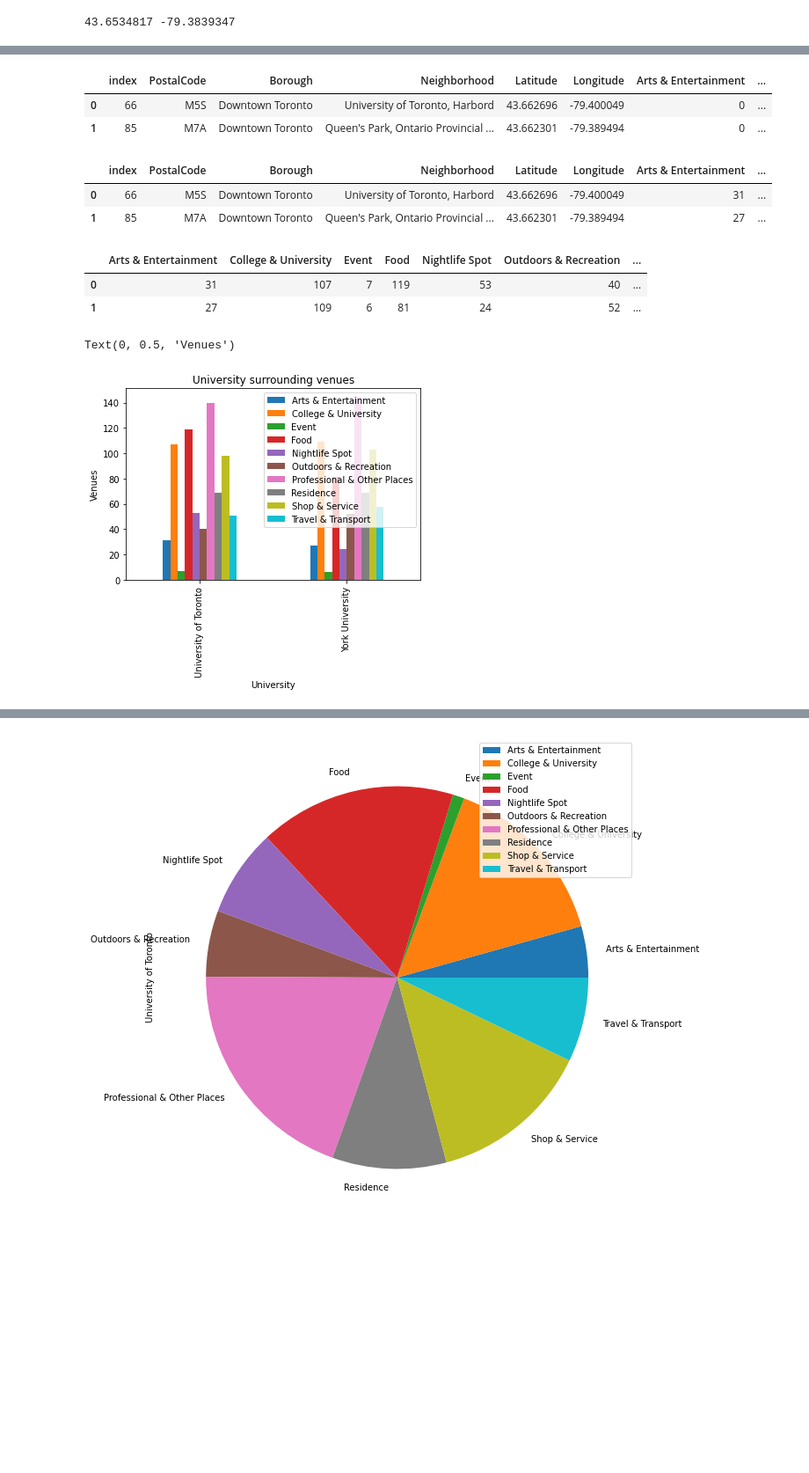
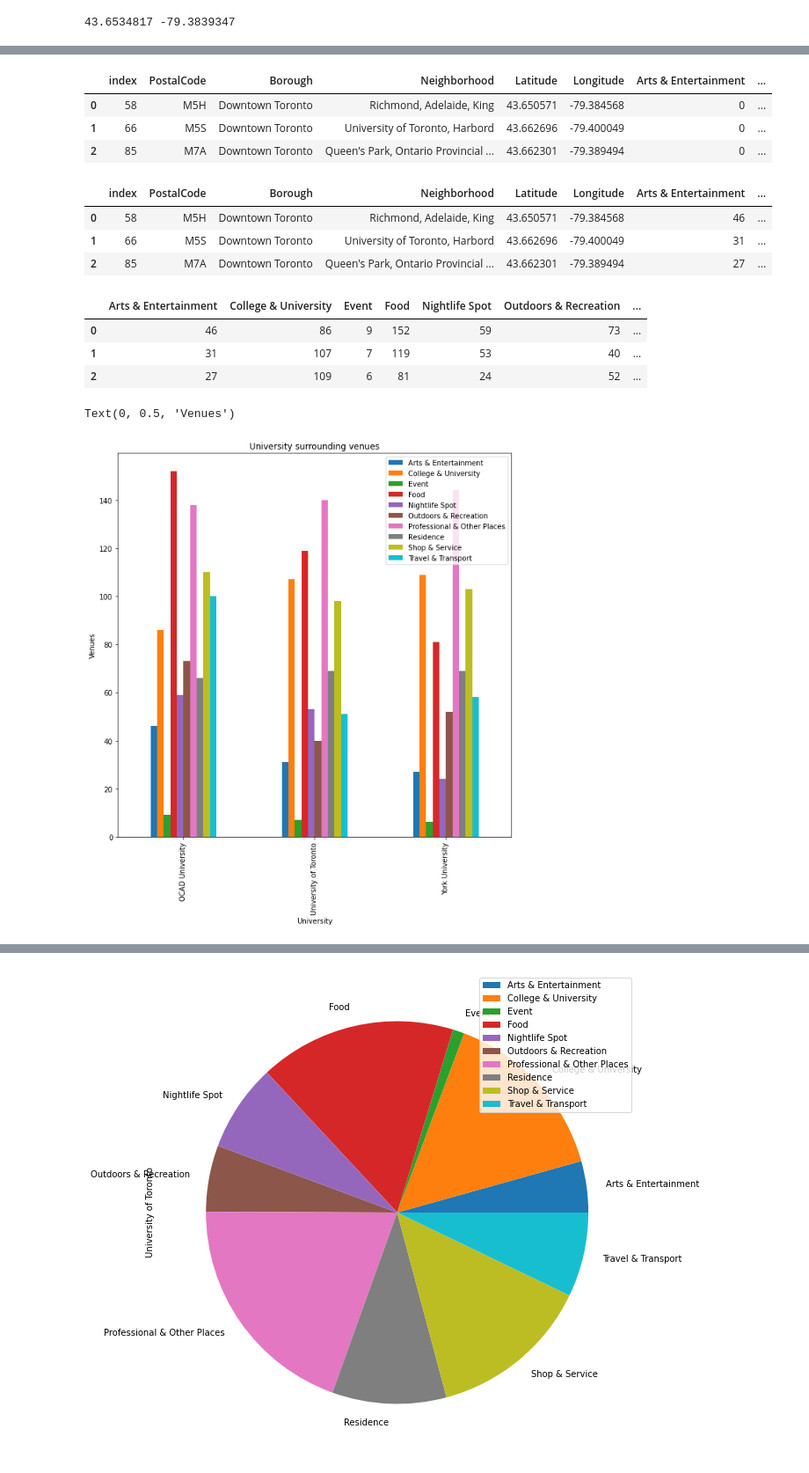
Before and after one commit to VeraZwr/Coursera_Capstone, a Jupyter notebook: Final Project.ipynb, the cells around one changed output, grey strips where cells are left out. Shown: that part at 88% size. Drawn from its saved outputs; the diff is of its cells as text; code cells hidden in the pictures; blank space fills up the shorter version.

```diff
--- a/Final Project.ipynb
+++ b/Final Project.ipynb
@@ -184,5 +203,5 @@ print(latitude_vu, longitude_vu, postcode_vu)
 # %%
-a = ['M5S','M7A']
+a = ['M5S','M7A', 'M5H']
 df5 = df3[df3['PostalCode'].isin(a)].reset_index()
 df5
 # %% [output]
@@ -267,8 +287,9 @@ for c in categories_list:
 df6.head()
 # %% [output]
 |  | index | PostalCode | Borough | Neighborhood | Latitude | Longitude | Arts & Entertainment | ... |
-| 0 | 66 | M5S | Downtown Toronto | University of Toronto, Harbord | 43.662696 | -79.400049 | 0 | ... |
-| 1 | 85 | M7A | Downtown Toronto | Queen's Park, Ontario Provincial ... | 43.662301 | -79.389494 | 0 | ... |
+| 0 | 58 | M5H | Downtown Toronto | Richmond, Adelaide, King | 43.650571 | -79.384568 | 0 | ... |
+| 1 | 66 | M5S | Downtown Toronto | University of Toronto, Harbord | 43.662696 | -79.400049 | 0 | ... |
+| 2 | 85 | M7A | Downtown Toronto | Queen's Park, Ontario Provincial ... | 43.662301 | -79.389494 | 0 | ... |
 # %%
 for i, row in df6.iterrows():
     for c in categories_list:
@@ -276,25 +297,27 @@ for i, row in df6.iterrows():
 df6
 # %% [output]
 |  | index | PostalCode | Borough | Neighborhood | Latitude | Longitude | Arts & Entertainment | ... |
-| 0 | 66 | M5S | Downtown Toronto | University of Toronto, Harbord | 43.662696 | -79.400049 | 31 | ... |
-| 1 | 85 | M7A | Downtown Toronto | Queen's Park, Ontario Provincial ... | 43.662301 | -79.389494 | 27 | ... |
+| 0 | 58 | M5H | Downtown Toronto | Richmond, Adelaide, King | 43.650571 | -79.384568 | 46 | ... |
+| 1 | 66 | M5S | Downtown Toronto | University of Toronto, Harbord | 43.662696 | -79.400049 | 31 | ... |
+| 2 | 85 | M7A | Downtown Toronto | Queen's Park, Ontario Provincial ... | 43.662301 | -79.389494 | 27 | ... |
 # %%
 df6 = df6.drop(['index','Neighborhood','PostalCode','Borough','Latitude','Longitude'], axis = 1)
-university = ['University of Toronto','York University']
+university = ['OCAD University','University of Toronto','York University']
 df6['University'] = university
 df6
 # %% [output]
 |  | Arts & Entertainment | College & University | Event | Food | Nightlife Spot | Outdoors & Recreation | ... |
-| 0 | 31 | 107 | 7 | 119 | 53 | 40 | ... |
-| 1 | 27 | 109 | 6 | 81 | 24 | 52 | ... |
+| 0 | 46 | 86 | 9 | 152 | 59 | 73 | ... |
+| 1 | 31 | 107 | 7 | 119 | 53 | 40 | ... |
+| 2 | 27 | 109 | 6 | 81 | 24 | 52 | ... |
 # %%
-df6.plot(kind='bar',x='University')
+df6.plot(kind='bar',x='University',figsize=(10,10))
 plt.title("University surrounding venues")
 plt.xlabel("University")
 plt.ylabel("Venues")
 # %% [output]
 Text(0, 0.5, 'Venues')
-[figure, old version]
+[figure, new version]
 # %%
 df6_transposed = df6.T
 df6_transposed
```
Also changed, not shown: parts of 10 cells of this notebook.
